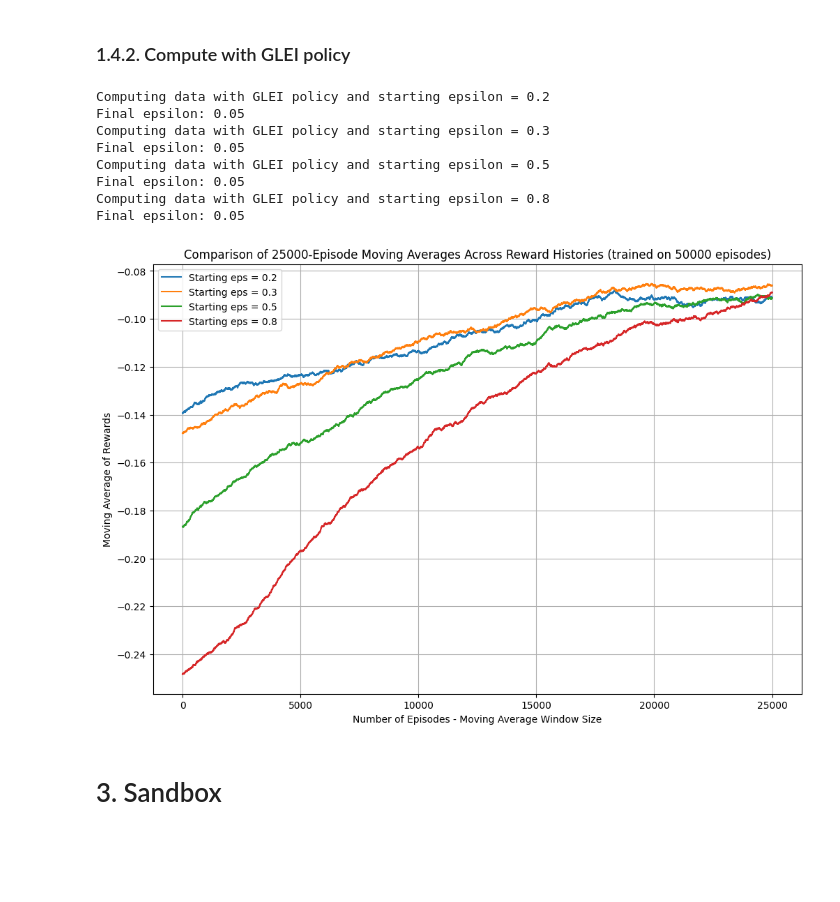
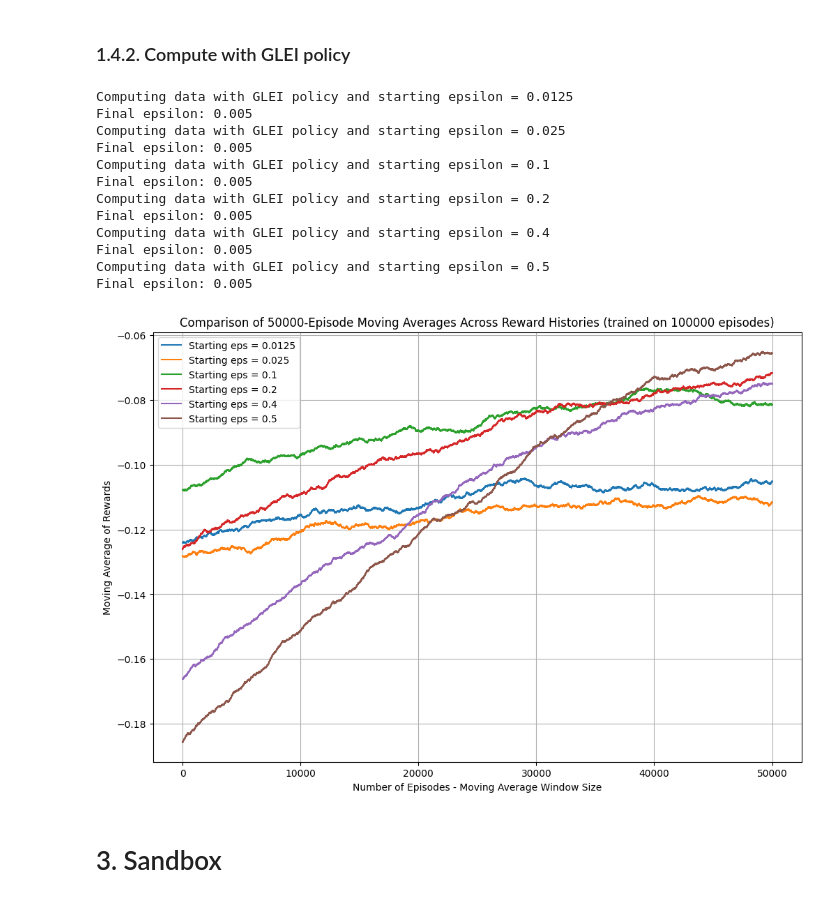
Before and after one commit to Pi-erren/psl_iasd_works, a Jupyter notebook: reinforcement_learning/On_Policy_Monte_Carlo .ipynb, the cells around one changed output. Drawn from its saved outputs; the diff is of its cells as text; code cells hidden in the pictures; blank space fills up the shorter version.

```diff
--- a/reinforcement_learning/On_Policy_Monte_Carlo .ipynb
+++ b/reinforcement_learning/On_Policy_Monte_Carlo .ipynb
@@ -491,0 +501,19 @@ plot_moving_averages(fz_epsilon_data, nb_episodes=nb_episodes, moving_avg_size=i
+# %%
+fz_epsilon_data = dict()
+nb_episodes = 50000
+
+for starting_eps in [0.1, 0.2, 0.3, 0.5, 0.8]:
+# for eps in [0.5]:
+    print(f"Computing data with GLEI policy and starting epsilon = {str(starting_eps)}")
+    _, _, rewards_historic = on_policy_monte_carlo(
+        env=fz_env,
+        nb_states=fz_nb_states,
+        nb_actions=fz_nb_actions,
+        nb_episodes=nb_episodes,
+        encode_fct=fz_encode,
+        use_glei=True,
+        epsilon=starting_eps,
+        decay_rate=0.25,
+    )
+    fz_epsilon_data[f"Starting eps = {str(starting_eps)}"] =  rewards_historic
+plot_moving_averages(fz_epsilon_data, nb_episodes=nb_episodes, moving_avg_size=int(nb_episodes/10))
@@ -653,7 +693,7 @@ plt.show()
 bj_epsilon_data = dict()
 nb_episodes = 100000
 
-for eps in [0.0125, 0.025, 0.5, 0.1, 0.2, 0.4]:
+for eps in [0.0125, 0.025, 0.1, 0.2, 0.4, 0.5]:
 # for eps in [0.5]:
     print(f"Computing data for epsilon = {str(eps)}")
     _, _, rewards_historic = on_policy_monte_carlo(
@@ -688,7 +728,7 @@ plot_moving_averages(bj_epsilon_data, nb_episodes=nb_episodes, moving_avg_size=i
 bj_epsilon_data = dict()
 nb_episodes = 100000
 
-for starting_eps in [0.1, 0.2, 0.3, 0.5, 0.8]:
+for starting_eps in [0.0125, 0.025, 0.1, 0.2, 0.4, 0.5]:
 # for eps in [0.5]:
     print(f"Computing data with GLEI policy and starting epsilon = {str(starting_eps)}")
     _, _, rewards_historic = on_policy_monte_carlo(
@@ -700,21 +740,26 @@ for starting_eps in [0.1, 0.2, 0.3, 0.5, 0.8]:
         use_glei=True,
         epsilon=starting_eps,
         decay_rate=0.1,
+        min_epsilon=0.005
     )
     bj_epsilon_data[f"Starting eps = {str(starting_eps)}"] =  rewards_historic
 # %% [output]
+Computing data with GLEI policy and starting epsilon = 0.0125
+Final epsilon: 0.005
+Computing data with GLEI policy and starting epsilon = 0.025
+Final epsilon: 0.005
+Computing data with GLEI policy and starting epsilon = 0.1
+Final epsilon: 0.005
 Computing data with GLEI policy and starting epsilon = 0.2
-Final epsilon: 0.05
-Computing data with GLEI policy and starting epsilon = 0.3
-Final epsilon: 0.05
+Final epsilon: 0.005
+Computing data with GLEI policy and starting epsilon = 0.4
+Final epsilon: 0.005
 Computing data with GLEI policy and starting epsilon = 0.5
-Final epsilon: 0.05
-Computing data with GLEI policy and starting epsilon = 0.8
-Final epsilon: 0.05
+Final epsilon: 0.005
 # %%
-plot_moving_averages(bj_epsilon_data, nb_episodes=nb_episodes, moving_avg_size=int(nb_episodes/10))
+plot_moving_averages(bj_epsilon_data, nb_episodes=nb_episodes, moving_avg_size=int(nb_episodes/2))
 # %% [output]
-[figure, old version]
+[figure, new version]
 # %% [markdown]
 # 3. Sandbox
 # %% [markdown]
```
Also changed, not shown: parts of 7 cells of this notebook.
